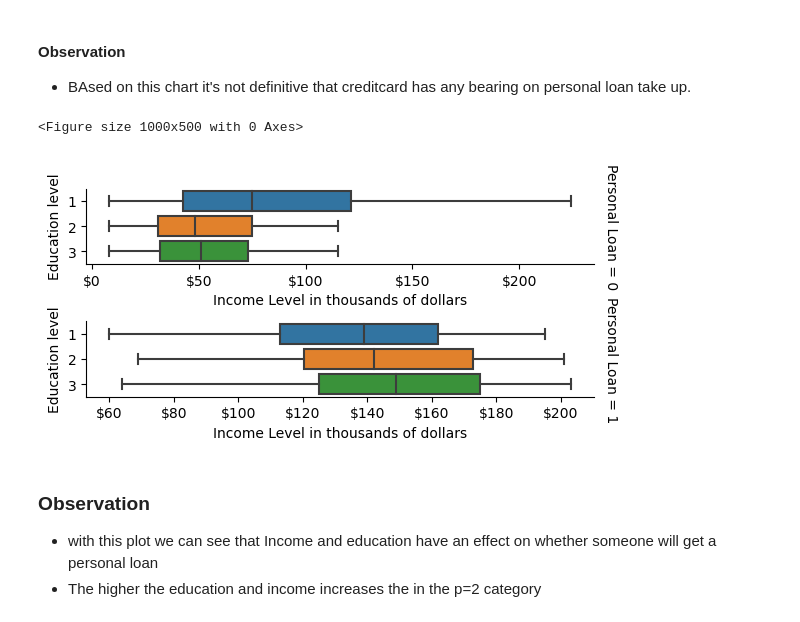
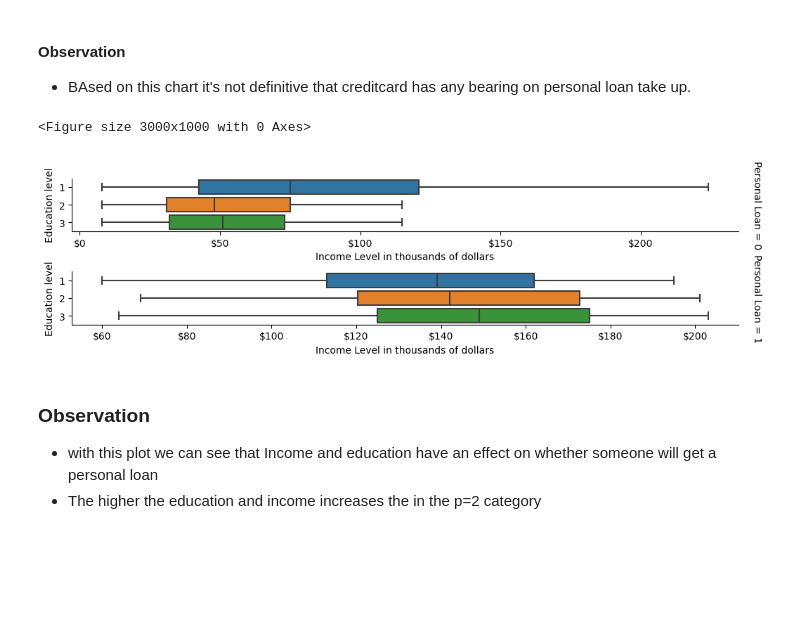
Before and after one commit to Drew75austin/Machine_Learning_Personal_Loan, a Jupyter notebook: Personal_Loan_Modelling.ipynb, the cells around one changed output. Cells and saved outputs as stored; diff of their text form; code cells hidden in the pictures; blank space fills up the shorter version.

```diff
--- a/Personal_Loan_Modelling.ipynb
+++ b/Personal_Loan_Modelling.ipynb
@@ -673,24 +673,24 @@ count_plot2("Personal_Loan","Credit Card customer count","Personal Loan (1 = yes
 - BAsed on this chart it's not definitive that creditcard has any bearing on personal loan take up.
 # %%
 # Plot education, loan and income
-plt.figure(figsize=(10, 5))
+plt.figure(figsize=(30, 10))
 
 g = sns.catplot(
     data=Loan_Data,
     x="Income", y="Education", row="Personal_Loan",
     kind="box", orient="h",
     sharex=False, margin_titles=True,
-    height=1.5, aspect=4,
+    height=1.5, aspect=7,
 )
 g.set(xlabel="Income Level in thousands of dollars", ylabel="Education level")
 g.set_titles(row_template="Personal Loan = {row_name}")
 for ax in g.axes.flat:
     ax.xaxis.set_major_formatter('${x:.0f}')
 
 plt.show()
 # %% [output]
-<Figure size 1000x500 with 0 Axes>
+<Figure size 3000x1000 with 0 Axes>
-[figure, old version]
+[figure, new version]
 # %% [markdown]
 ### Observation
 - with this plot we can see that Income and education have an effect on whether someone will get a personal loan
```
Also changed, not shown: 1 other file.
